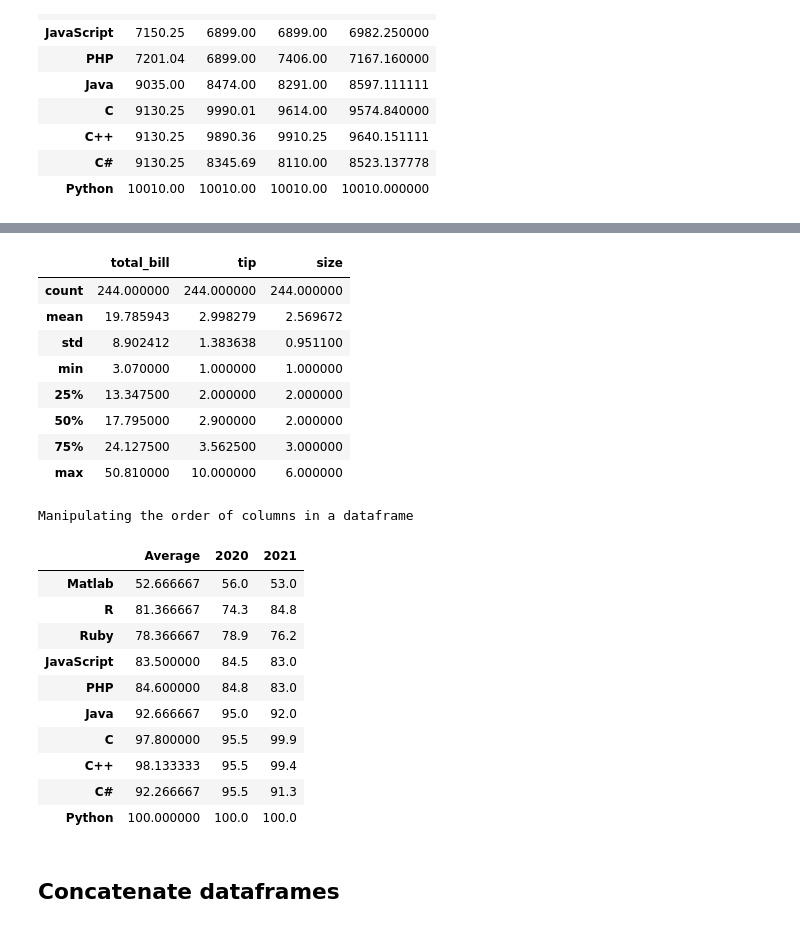
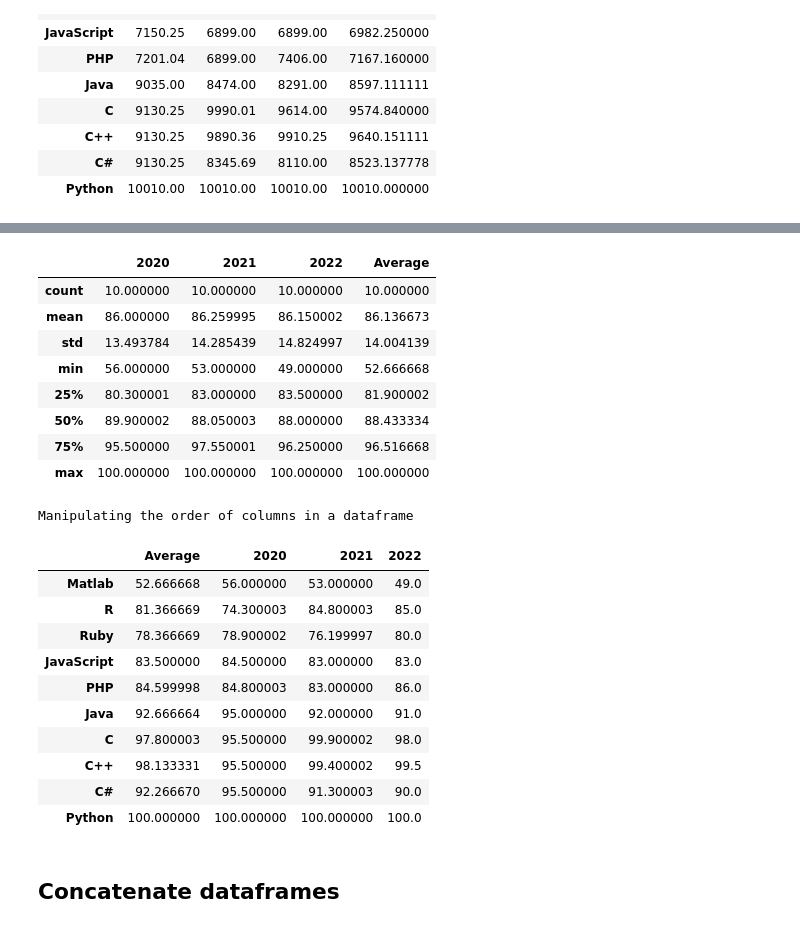
Before and after one commit to Seyed-Ali-Ahmadi/PythonSchool, a Jupyter notebook: 18_pandas_dataframes.ipynb, the cells around one changed output, grey strips where cells are left out. Drawn from its saved outputs; the diff is of its cells as text; code cells hidden in the pictures.

Commit message:
Update pandas dataframes

```diff
--- a/18_pandas_dataframes.ipynb
+++ b/18_pandas_dataframes.ipynb
@@ -247,0 +249,4 @@ memory usage: 13.5+ KB
+# %%
+# change data type of a pandas dataframe!
+popularity_df = popularity_df.astype(np.float32)
+popularity_df.info()
@@ -248,35 +265,35 @@ memory usage: 13.5+ KB
 # %%
 # get description
-tips_df.describe()
+popularity_df.describe()
 # %% [output]
-|  | total_bill | tip | size |
-| count | 244.000000 | 244.000000 | 244.000000 |
-| mean | 19.785943 | 2.998279 | 2.569672 |
-| std | 8.902412 | 1.383638 | 0.951100 |
-| min | 3.070000 | 1.000000 | 1.000000 |
-| 25% | 13.347500 | 2.000000 | 2.000000 |
-| 50% | 17.795000 | 2.900000 | 2.000000 |
-| 75% | 24.127500 | 3.562500 | 3.000000 |
-| max | 50.810000 | 10.000000 | 6.000000 |
+|  | 2020 | 2021 | 2022 | Average |
+| count | 10.000000 | 10.000000 | 10.000000 | 10.000000 |
+| mean | 86.000000 | 86.259995 | 86.150002 | 86.136673 |
+| std | 13.493784 | 14.285439 | 14.824997 | 14.004139 |
+| min | 56.000000 | 53.000000 | 49.000000 | 52.666668 |
+| 25% | 80.300001 | 83.000000 | 83.500000 | 81.900002 |
+| 50% | 89.900002 | 88.050003 | 88.000000 | 88.433334 |
+| 75% | 95.500000 | 97.550001 | 96.250000 | 96.516668 |
+| max | 100.000000 | 100.000000 | 100.000000 | 100.000000 |
 # %%
 print("Manipulating the order of columns in a dataframe")
 cols = popularity_df.columns.tolist() # get columns
-cols = [cols[-1], cols[0], cols[1]] # reorder them as you desire
+cols = [cols[-1], *cols[0:3]] # reorder them as you desire
 popularity_reordered_df = popularity_df[cols] # you are creating another dataframe!
 popularity_reordered_df
 # %% [output]
 Manipulating the order of columns in a dataframe
-|  | Average | 2020 | 2021 |
-| Matlab | 52.666667 | 56.0 | 53.0 |
-| R | 81.366667 | 74.3 | 84.8 |
-| Ruby | 78.366667 | 78.9 | 76.2 |
-| JavaScript | 83.500000 | 84.5 | 83.0 |
-| PHP | 84.600000 | 84.8 | 83.0 |
-| Java | 92.666667 | 95.0 | 92.0 |
-| C | 97.800000 | 95.5 | 99.9 |
-| C++ | 98.133333 | 95.5 | 99.4 |
-| C# | 92.266667 | 95.5 | 91.3 |
-| Python | 100.000000 | 100.0 | 100.0 |
+|  | Average | 2020 | 2021 | 2022 |
+| Matlab | 52.666668 | 56.000000 | 53.000000 | 49.0 |
+| R | 81.366669 | 74.300003 | 84.800003 | 85.0 |
+| Ruby | 78.366669 | 78.900002 | 76.199997 | 80.0 |
+| JavaScript | 83.500000 | 84.500000 | 83.000000 | 83.0 |
+| PHP | 84.599998 | 84.800003 | 83.000000 | 86.0 |
+| Java | 92.666664 | 95.000000 | 92.000000 | 91.0 |
+| C | 97.800003 | 95.500000 | 99.900002 | 98.0 |
+| C++ | 98.133331 | 95.500000 | 99.400002 | 99.5 |
+| C# | 92.266670 | 95.500000 | 91.300003 | 90.0 |
+| Python | 100.000000 | 100.000000 | 100.000000 | 100.0 |
 # %% [markdown]
 ## Concatenate dataframes
 # %%
```
Also changed, not shown: parts of 20 cells of this notebook.
